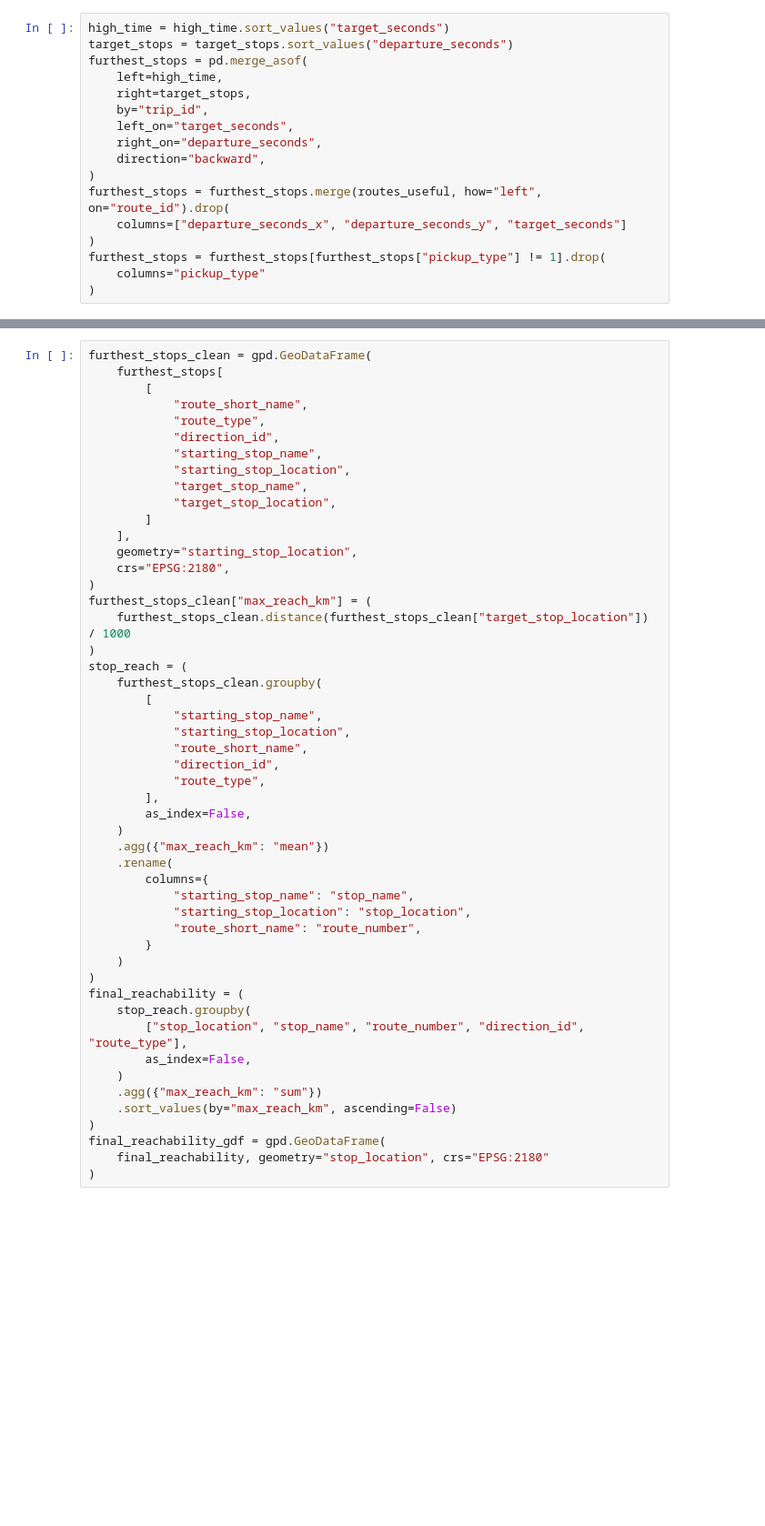
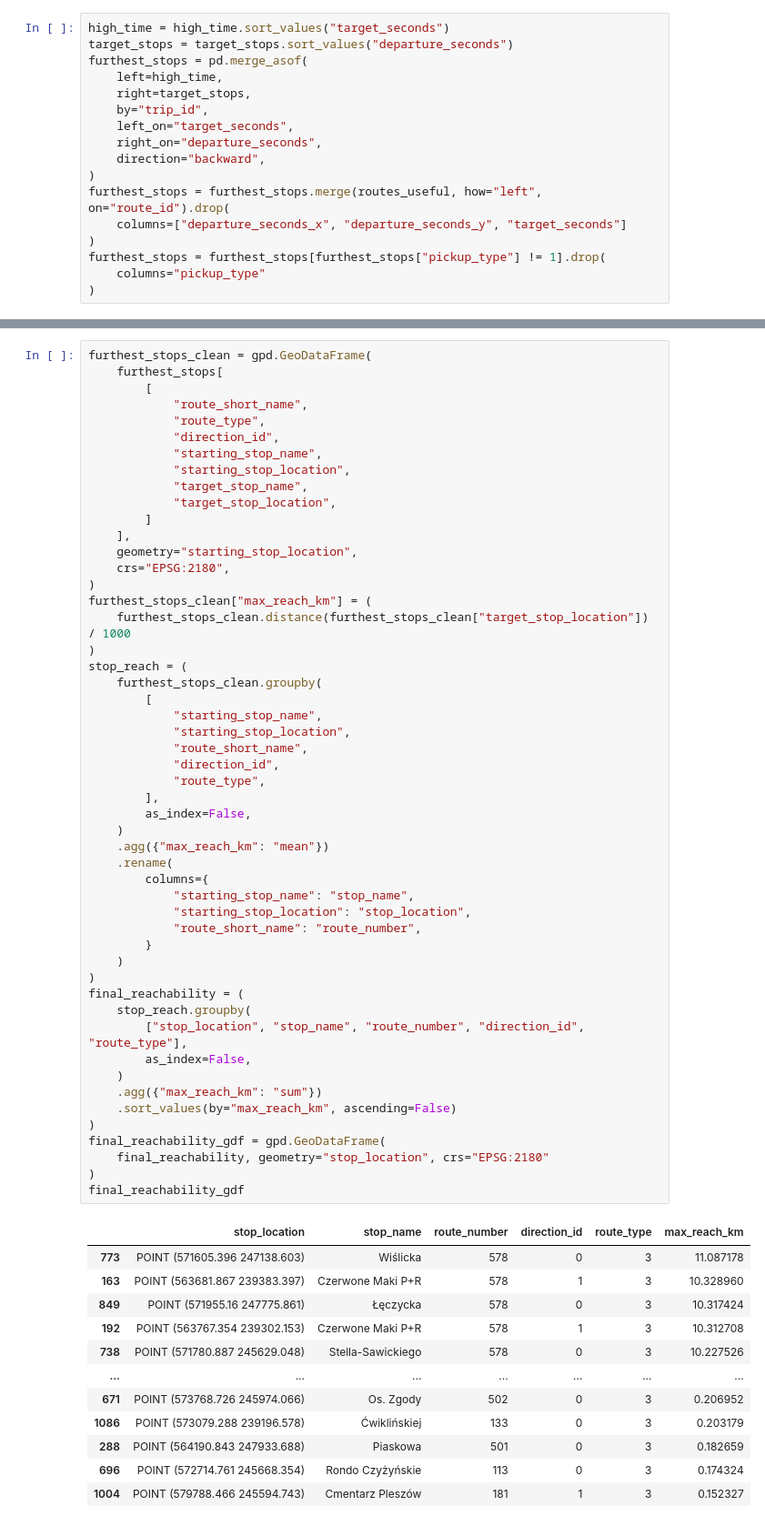
Before and after one commit to i-slusarczyk/neighborhood-analyzer, a Jupyter notebook: notebooks/transport_data.ipynb, the cells around one changed output, grey strips where cells are left out. Shown at 91% size. Drawn from its saved outputs; the diff is of its cells as text; blank space fills up the shorter version.

```diff
--- a/notebooks/transport_data.ipynb
+++ b/notebooks/transport_data.ipynb
@@ -171,30 +282,44 @@ stop_reach = (
     furthest_stops_clean.groupby(
         [
             "starting_stop_name",
             "starting_stop_location",
             "route_short_name",
             "direction_id",
             "route_type",
         ],
         as_index=False,
     )
     .agg({"max_reach_km": "mean"})
     .rename(
         columns={
             "starting_stop_name": "stop_name",
             "starting_stop_location": "stop_location",
             "route_short_name": "route_number",
         }
     )
 )
 final_reachability = (
     stop_reach.groupby(
         ["stop_location", "stop_name", "route_number", "direction_id", "route_type"],
         as_index=False,
     )
     .agg({"max_reach_km": "sum"})
     .sort_values(by="max_reach_km", ascending=False)
 )
 final_reachability_gdf = gpd.GeoDataFrame(
     final_reachability, geometry="stop_location", crs="EPSG:2180"
 )
+final_reachability_gdf
+# %% [output]
+|  | stop_location | stop_name | route_number | direction_id | route_type | max_reach_km |
+| 773 | POINT (571605.396 247138.603) | Wiślicka | 578 | 0 | 3 | 11.087178 |
+| 163 | POINT (563681.867 239383.397) | Czerwone Maki P+R | 578 | 1 | 3 | 10.328960 |
+| 849 | POINT (571955.16 247775.861) | Łęczycka | 578 | 0 | 3 | 10.317424 |
+| 192 | POINT (563767.354 239302.153) | Czerwone Maki P+R | 578 | 1 | 3 | 10.312708 |
+| 738 | POINT (571780.887 245629.048) | Stella-Sawickiego | 578 | 0 | 3 | 10.227526 |
+| ... | ... | ... | ... | ... | ... | ... |
+| 671 | POINT (573768.726 245974.066) | Os. Zgody | 502 | 0 | 3 | 0.206952 |
+| 1086 | POINT (573079.288 239196.578) | Ćwiklińskiej | 133 | 0 | 3 | 0.203179 |
+| 288 | POINT (564190.843 247933.688) | Piaskowa | 501 | 0 | 3 | 0.182659 |
+| 696 | POINT (572714.761 245668.354) | Rondo Czyżyńskie | 113 | 0 | 3 | 0.174324 |
+| 1004 | POINT (579788.466 245594.743) | Cmentarz Pleszów | 181 | 1 | 3 | 0.152327 |
```
Also changed, not shown: parts of 21 cells of this notebook, 5 other files.
